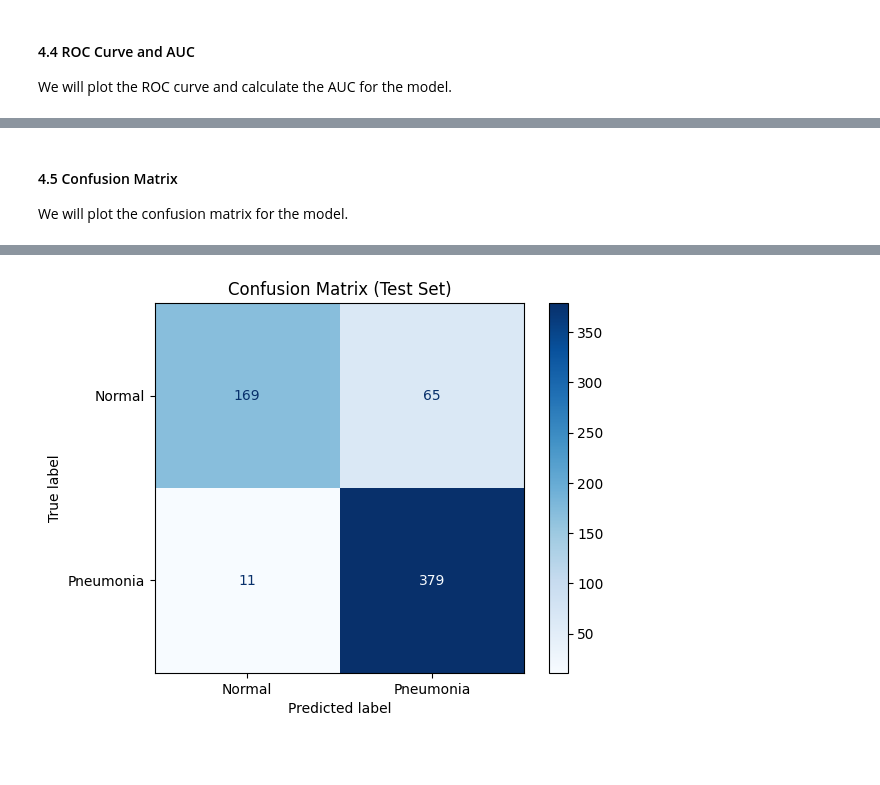
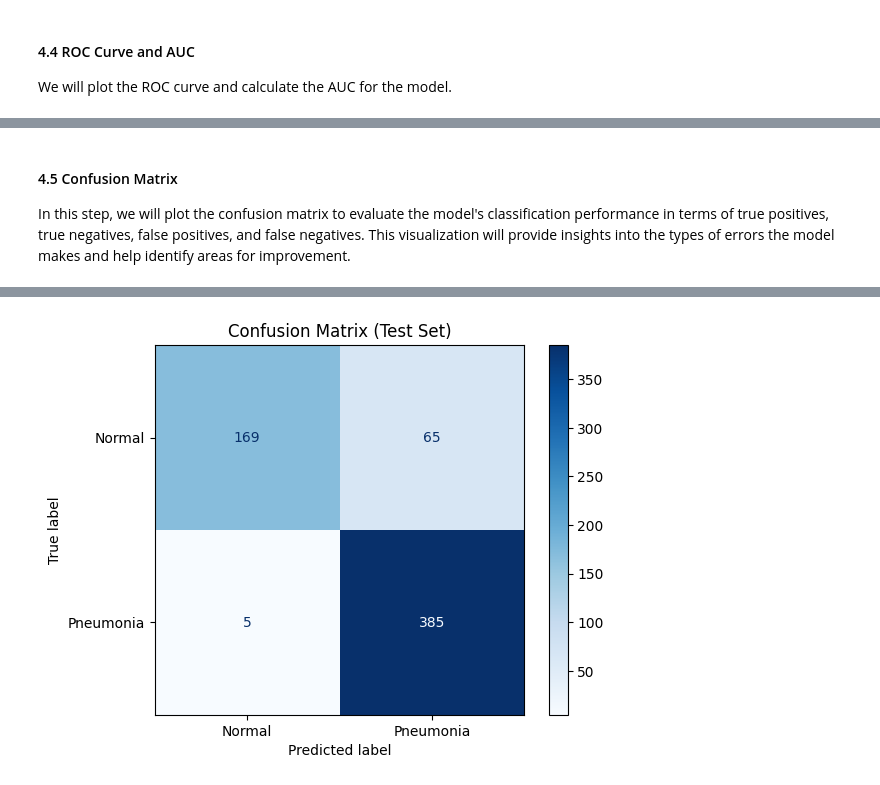
Before and after one commit to Group-6-Software-Development/Neural_Network_Project, a Jupyter notebook: Notebooks/Project 3 - Detecting Pneumonia from X-ray Images.ipynb, the cells around one changed output, grey strips where cells are left out. Saved outputs shown, nothing was run; the diff lists cells and outputs as text; code cells hidden in the pictures; blank space fills up the shorter version.

```diff
--- a/Notebooks/Project 3 - Detecting Pneumonia from X-ray Images.ipynb
+++ b/Notebooks/Project 3 - Detecting Pneumonia from X-ray Images.ipynb
@@ -161,7 +179,8 @@ for images, labels in train_dataset.take(1):
     for i in range(6):
         plt.subplot(3, 6, i + 1)
         plt.imshow(images[i].numpy().astype("uint8"))
-        plt.title(f"Normal {labels[i]}" if np.argmax(labels[i]) == 0 else f"Pneumonia {labels[i]}")
+
+        plt.title(f"Normal {labels[i]}" if labels[i] == 0 else f"Pneumonia {labels[i]}")
         plt.axis("off")
 
 plt.tight_layout()
@@ -177,5 +197,0 @@ We will preprocess the data by normalizing the pixel values.
-# %%
-# Preprocess the data
-train_dataset = train_dataset.map(lambda x, y: (preprocess_input(x), y))
-val_dataset = val_dataset.map(lambda x, y: (preprocess_input(x), y))
-test_dataset = test_dataset.map(lambda x, y: (preprocess_input(x), y))
@@ -440,11 +513,8 @@ y_pred = []
 
 for images, labels in test_dataset:
     y_true.extend(labels.numpy())  # True labels
-    preds = model.predict(images)  # Predicted probabilities
-    y_pred.extend(preds.argmax(axis=1))  # Convert probabilities to class indices
-
-# Convert one-hot encoded labels back to integers
-y_true = [label.argmax() for label in y_true]
+    preds = model.predict(images, verbose=0)  # Predicted probabilities with no output
+    y_pred.extend((preds > 0.5).astype(int).flatten())  # Convert probabilities to binary (0 or 1)
 
 # Calculate F1-Score
 f1 = f1_score(y_true, y_pred)
@@ -478,9 +534,9 @@ y_true = []
 y_probs = []
 
 for images, labels in test_dataset:
-    y_true.extend(labels.numpy()[:, 1])  # True labels for the positive class
-    preds = model.predict(images)  # Predicted probabilities
-    y_probs.extend(preds[:, 1])  # Probability for the positive class
+    y_true.extend(labels.numpy())  # True binary labels (0 or 1)
+    preds = model.predict(images, verbose=0)  # Predicted probabilities
+    y_probs.extend(preds.flatten())  # Flatten probabilities to a 1D array
 
 # Compute ROC curve and AUC
 fpr, tpr, thresholds = roc_curve(y_true, y_probs)
@@ -523,26 +566,25 @@ The ROC curve has been plotted, and the AUC is **0.9637**. We can now plot the c
 # %% [markdown]
 #### 4.5 Confusion Matrix
 
-We will plot the confusion matrix for the model.
+In this step, we will plot the confusion matrix to evaluate the model's classification performance in terms of true positives, true negatives, false positives, and false negatives. This visualization will provide insights into the types of errors the model makes and help identify areas for improvement.
 # %%
 # Get the true labels and predicted probabilities for the test set
 y_true = []
 y_pred_prob = []
 
 for images, labels in test_dataset:
-    y_true.extend(labels.numpy())  # Collect true labels
-    y_pred_prob.extend(model.predict(images).tolist())  # Predict probabilities
+    y_true.extend(labels.numpy())  # Collect true binary labels
+    y_pred_prob.extend(model.predict(images, verbose=0).flatten())  # Predict probabilities for the positive class
 
 # Convert to NumPy arrays
 y_true = np.array(y_true)
 y_pred_prob = np.array(y_pred_prob)
 
-# Get class predictions
-y_pred_classes = np.argmax(y_pred_prob, axis=1)
-y_true_classes = np.argmax(y_true, axis=1)
+# Get class predictions based on a threshold (default 0.5)
+y_pred_classes = (y_pred_prob > 0.5).astype(int)
 
 # Compute confusion matrix
-conf_matrix = confusion_matrix(y_true_classes, y_pred_classes)
+conf_matrix = confusion_matrix(y_true, y_pred_classes)
 
 # Plot confusion matrix
 disp = ConfusionMatrixDisplay(confusion_matrix=conf_matrix, display_labels=["Normal", "Pneumonia"])
@@ -573,2 +595,2 @@ plt.show()
-[figure, old version]
+[figure, new version]
 # %% [markdown]
```
Also changed, not shown: parts of 53 cells of this notebook.
